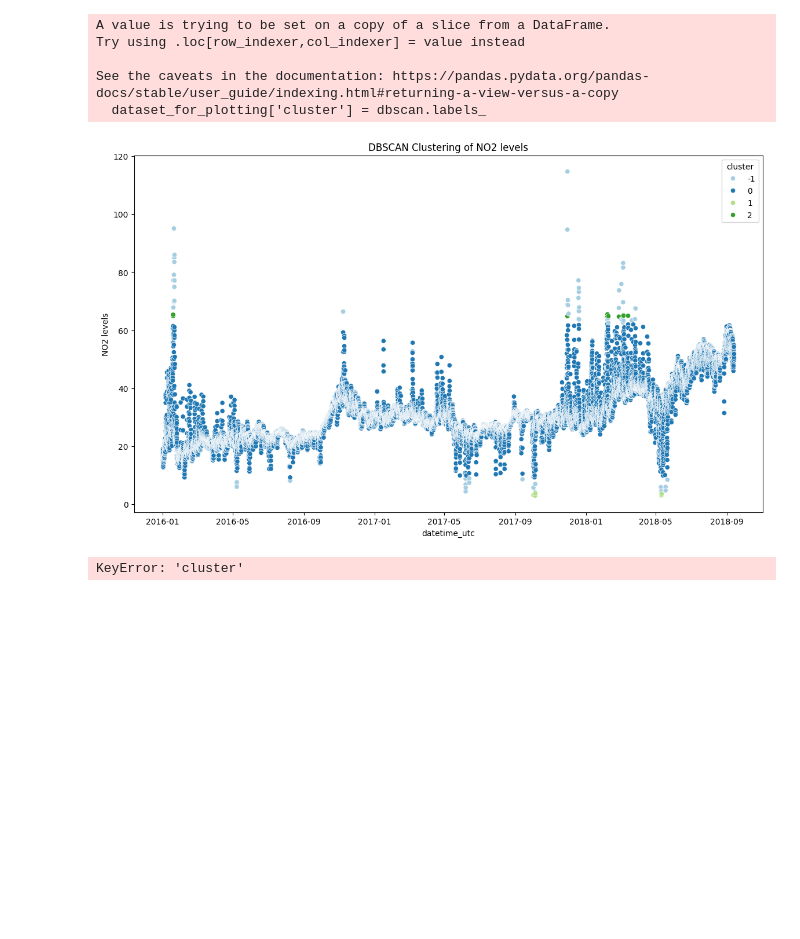
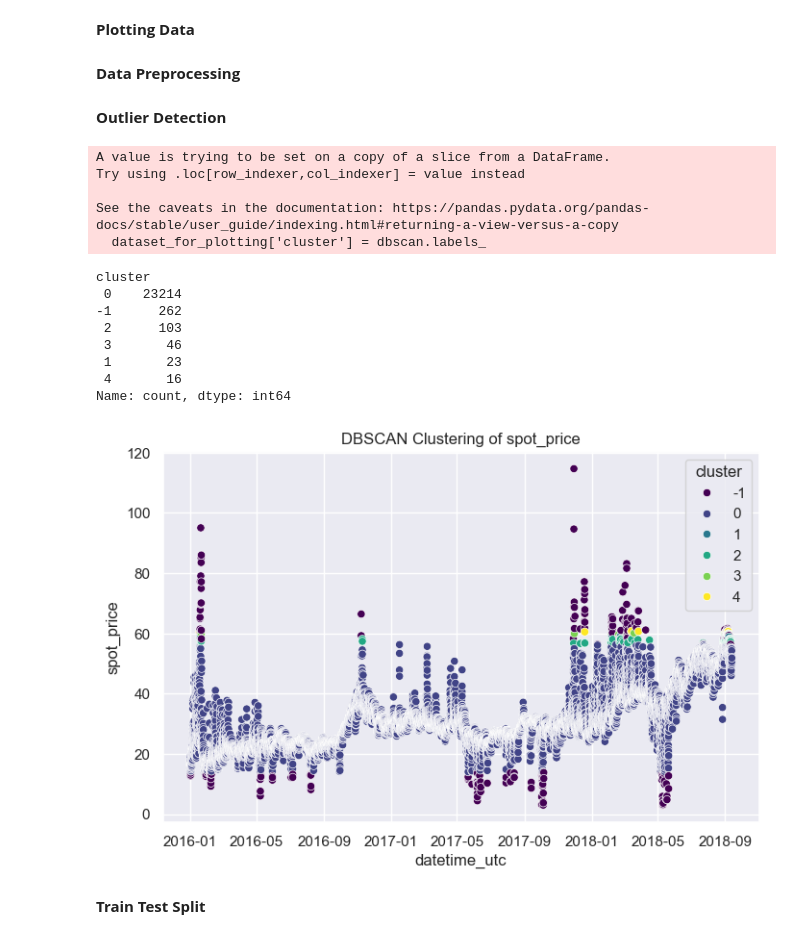
Before and after one commit to Naqibulr/applied-data-science, a Jupyter notebook: price_forecasting.ipynb, the cells around one changed output. Saved outputs shown, nothing was run; the diff lists cells and outputs as text; code cells hidden in the pictures; blank space fills up the shorter version.

Commit message:
Add new models

```diff
--- a/price_forecasting.ipynb
+++ b/price_forecasting.ipynb
@@ -68,3 +9,6 @@ Note: you may need to restart the kernel to use updated packages.
 import pandas as pd
 import matplotlib.pyplot as plt
 import seaborn as sns
+import numpy as np
+
+sns.set_theme()
@@ -138,36 +64,64 @@ plt.show()
+# %% [markdown]
+**Plotting Data**
+# %% [markdown]
+**Data Preprocessing**
+# %%
+dataset['year'] = dataset['datetime_utc'].dt.year
+dataset['month'] = dataset['datetime_utc'].dt.month
+dataset['day'] = dataset['datetime_utc'].dt.day
+dataset['time'] = dataset['datetime_utc'].dt.time
+dataset['hour'] = dataset['datetime_utc'].dt.hour
+dataset['spot_price_diff'] = dataset['spot_price'].diff()
+dataset.drop('time', axis=1, inplace=True)
+dataset["spot_price_lag1"] = dataset['spot_price'].shift(1)
+dataset["spot_price_lag2"] = dataset['spot_price'].shift(2)
+
+dataset.dropna(inplace=True)
+
+dataset = dataset[['datetime_utc', 'year', 'month', 'day', 'hour',  'spot_price', 'spot_price_lag1', 'spot_price_lag2', 'spot_price_diff']]
+dataset_for_plotting = dataset[['datetime_utc', 'spot_price']]
+dataset.drop('datetime_utc', axis=1, inplace=True)
+# %% [markdown]
+**Outlier Detection**
 # %%
 from sklearn.cluster import DBSCAN
 
-# create a DBSCAN model
-dbscan = DBSCAN(eps=0.5, min_samples=10)
 
-# fit the model
-
-dataset_1 = dataset.copy()
-dbscan.fit(dataset_1[['spot_price']])
-dataset_for_plotting['cluster'] = dbscan.labels_
+dbscan = DBSCAN(eps=0.1, min_samples=10)
 
 
 
-# plot the cluster
-plt.figure(figsize=(14, 8))
-sns.scatterplot(x='datetime_utc', y='spot_price', data=dataset_for_plotting, hue='cluster', palette="Paired")
-plt.title('DBSCAN Clustering of NO2 levels')
+dbscan.fit(dataset[['spot_price']])
+dataset_for_plotting['cluster'] = dbscan.labels_
+dataset['cluster'] = dbscan.labels_
+
+print(dataset_for_plotting['cluster'].value_counts())
+
+
+plt.figure(figsize=(8, 5))
+sns.scatterplot(x='datetime_utc', y='spot_price', data=dataset_for_plotting, hue='cluster', palette='viridis')
+plt.title('DBSCAN Clustering of spot_price')
 plt.xlabel('datetime_utc')
-plt.ylabel('NO2 levels')
+plt.ylabel('spot_price')
 plt.show()
 
 
-
-
-# remove the outliers
-dataset_1 = dataset_1[dataset_1['cluster'] != -1]
-dataset_1.drop('cluster', axis=1, inplace=True)
+dataset = dataset[dataset['cluster'] != -1]
+dataset_for_plotting = dataset_for_plotting[dataset_for_plotting['cluster'] != -1]
+dataset.drop('cluster', axis=1, inplace=True)
+dataset_for_plotting.drop('cluster', axis=1, inplace=True)
 # %% [output]
 A value is trying to be set on a copy of a slice from a DataFrame.
 Try using .loc[row_indexer,col_indexer] = value instead
 
 See the caveats in the documentation: https://pandas.pydata.org/pandas-docs/stable/user_guide/indexing.html#returning-a-view-versus-a-copy
   dataset_for_plotting['cluster'] = dbscan.labels_
+cluster
+ 0    23214
+-1      262
+ 2      103
+ 3       46
+ 1       23
+ 4       16
+Name: count, dtype: int64
-[figure, old version]
+[figure, new version]
-KeyError: 'cluster'
@@ -174,3 +132,5 @@ KeyError: 'cluster'
+# %% [markdown]
+**Train Test Split**
 # %%
 from sklearn.model_selection import train_test_split
 
```
Also changed, not shown: parts of 24 cells of this notebook, 6 other files.
